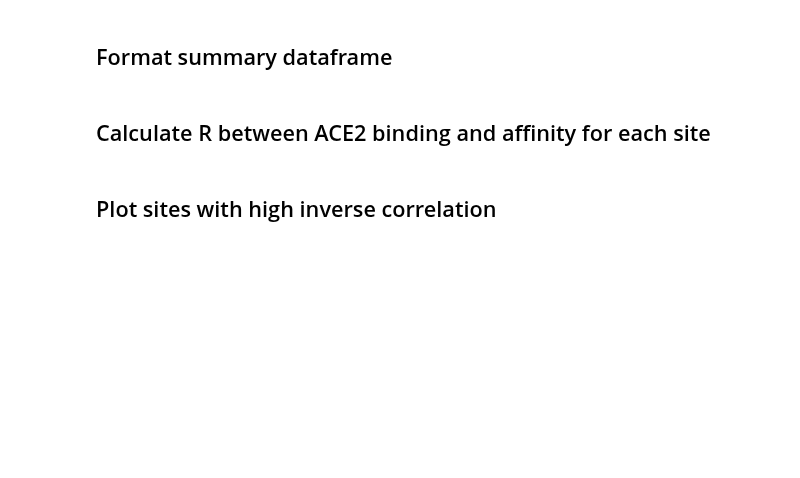
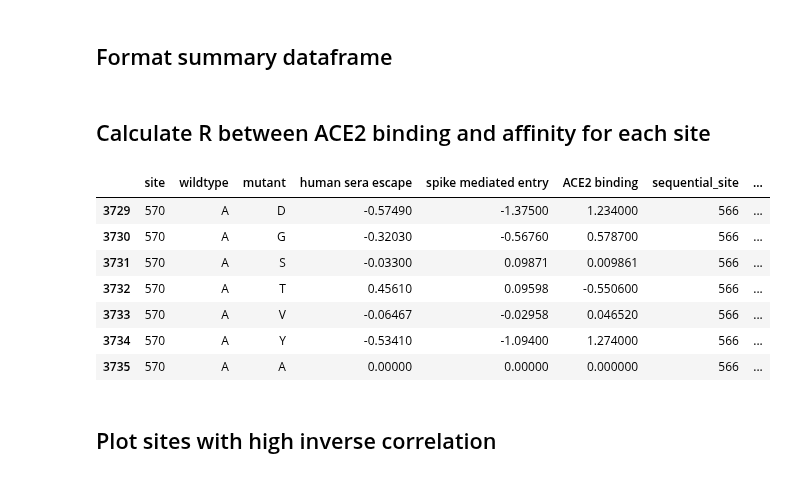
Before and after one commit to dms-vep/SARS-CoV-2_XBB.1.5_spike_DMS, a Jupyter notebook: scrap_notebooks/binding_vs_escape.ipynb, the cells around one changed output. Saved outputs shown, nothing was run; the diff lists cells and outputs as text; code cells hidden in the pictures; blank space fills up the shorter version.

```diff
--- a/scrap_notebooks/binding_vs_escape.ipynb
+++ b/scrap_notebooks/binding_vs_escape.ipynb
@@ -45,6 +45,17 @@ filtered_XBB15_df = XBB15_df[mask]
 
 # get sites with R<=-0.82
 high_correlation= filtered_XBB15_df.loc[filtered_XBB15_df['correlation'] <= -0.82]
+# %%
+XBB15_df.loc[XBB15_df['site'] == 570]
+# %% [output]
+|  | site | wildtype | mutant | human sera escape | spike mediated entry | ACE2 binding | sequential_site | ... |
+| 3729 | 570 | A | D | -0.57490 | -1.37500 | 1.234000 | 566 | ... |
+| 3730 | 570 | A | G | -0.32030 | -0.56760 | 0.578700 | 566 | ... |
+| 3731 | 570 | A | S | -0.03300 | 0.09871 | 0.009861 | 566 | ... |
+| 3732 | 570 | A | T | 0.45610 | 0.09598 | -0.550600 | 566 | ... |
+| 3733 | 570 | A | V | -0.06467 | -0.02958 | 0.046520 | 566 | ... |
+| 3734 | 570 | A | Y | -0.53410 | -1.09400 | 1.274000 | 566 | ... |
+| 3735 | 570 | A | A | 0.00000 | 0.00000 | 0.000000 | 566 | ... |
 # %% [markdown]
 ## Plot sites with high inverse correlation
 # %%
```
Also changed, not shown: parts of 1 cell of this notebook.
